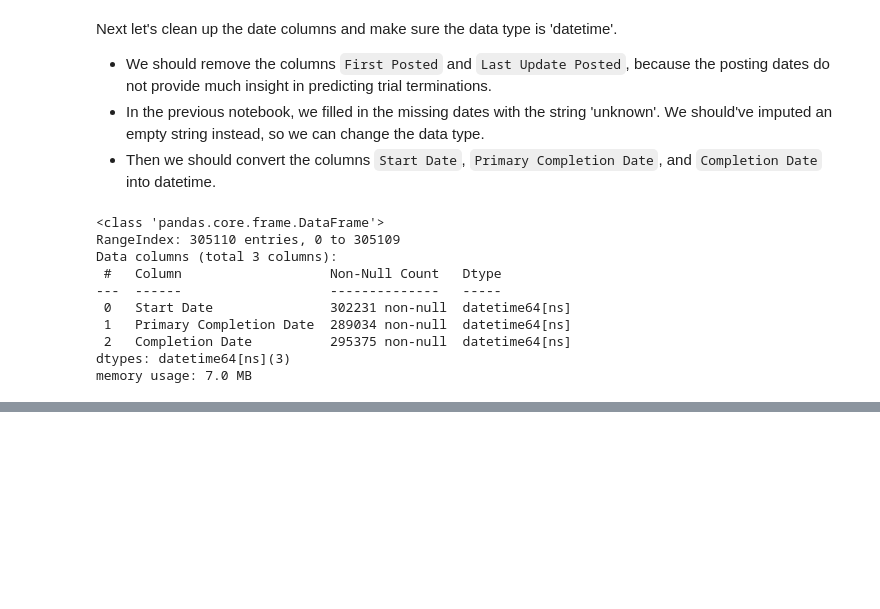
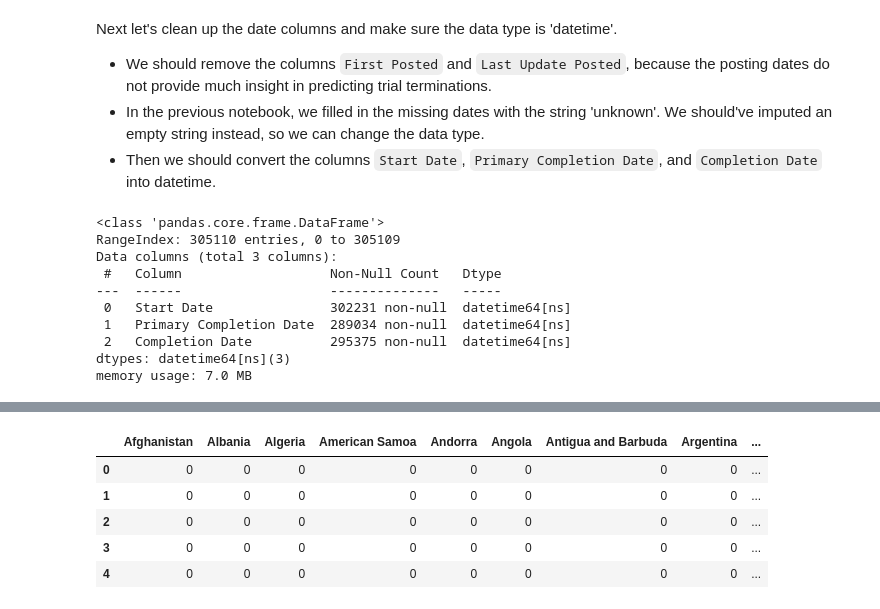
Before and after one commit to clem21chan/Clinical_Trials_Capstone, a Jupyter notebook: Notebooks/2_Preprocessing&EDA.ipynb, the cells around one changed output, grey strips where cells are left out. Drawn from its saved outputs; the diff is of its cells as text; code cells hidden in the pictures; blank space fills up the shorter version.

Commit message:
imported pycountry library and used it to filter countries in the location column.

```diff
--- a/Notebooks/2_Preprocessing&EDA.ipynb
+++ b/Notebooks/2_Preprocessing&EDA.ipynb
@@ -793,7 +765,7 @@ Now we will expand the `Funder Type` column into dummy variables.
 # %%
 funder_dummy = pd.get_dummies(df['Funder Type'], prefix='Funder_Type_', dtype=int)
 
-# concat the dummy variables and drop `Funder Type` in the dataframe
-df = pd.concat([df, funder_dummy], axis=1)
-df.drop(columns='Funder Type', inplace=True)
-df.head()
+# # concat the dummy variables and drop `Funder Type` in the dataframe
+# df = pd.concat([df, funder_dummy], axis=1)
+# df.drop(columns='Funder Type', inplace=True)
+# df.head()
@@ -846,0 +806,3 @@ df['Locations'].value_counts()
+# %%
+# allows us to view the entire column
+pd.set_option('display.max_colwidth', None)
@@ -846,0 +882,3 @@ df['Locations'].value_counts()
+# %%
+# the lambda takes each element in Locations and puts into extract_country()
+country_df = df['Locations'].apply(lambda x: extract_country(x))
@@ -846,0 +901,7 @@ df['Locations'].value_counts()
+# %%
+from sklearn.preprocessing import MultiLabelBinarizer
+
+mlb = MultiLabelBinarizer()
+
+# split the countries into dummy variables
+countries_dummy = pd.DataFrame(mlb.fit_transform(country_df),columns=mlb.classes_, index=df.index)
@@ -846,0 +929,11 @@ df['Locations'].value_counts()
+# %%
+# Show all columns for the dataframe
+with pd.option_context('display.max_rows', None, 'display.max_columns', None):
+    display(countries_dummy.head())
+# %% [output]
+|  | Afghanistan | Albania | Algeria | American Samoa | Andorra | Angola | Antigua and Barbuda | Argentina | ... |
+| 0 | 0 | 0 | 0 | 0 | 0 | 0 | 0 | 0 | ... |
+| 1 | 0 | 0 | 0 | 0 | 0 | 0 | 0 | 0 | ... |
+| 2 | 0 | 0 | 0 | 0 | 0 | 0 | 0 | 0 | ... |
+| 3 | 0 | 0 | 0 | 0 | 0 | 0 | 0 | 0 | ... |
+| 4 | 0 | 0 | 0 | 0 | 0 | 0 | 0 | 0 | ... |
```
Also changed, not shown: parts of 27 cells of this notebook.
